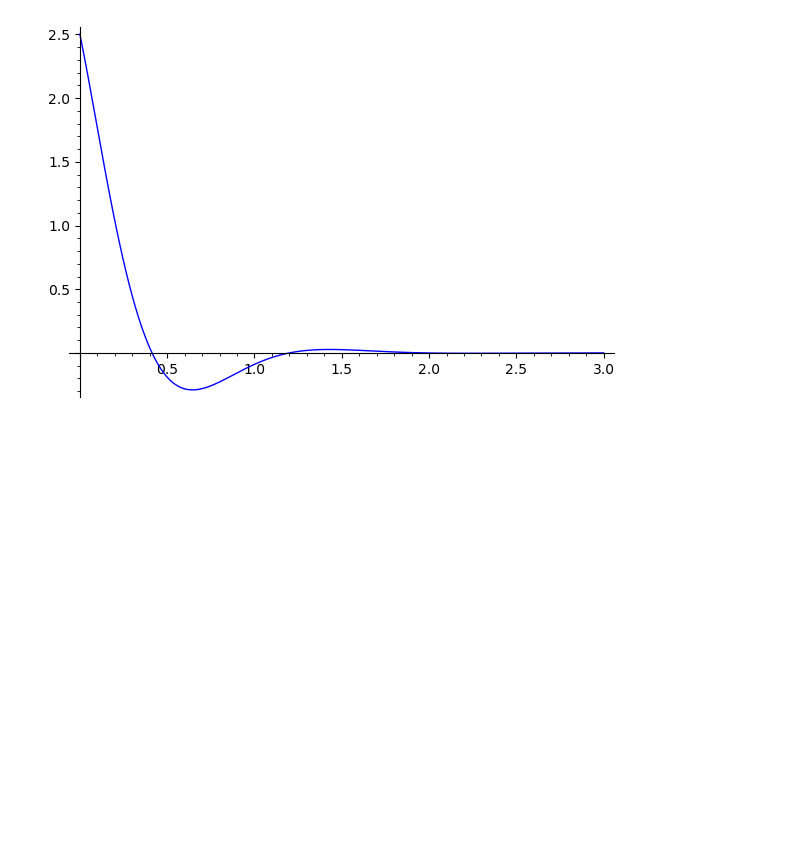
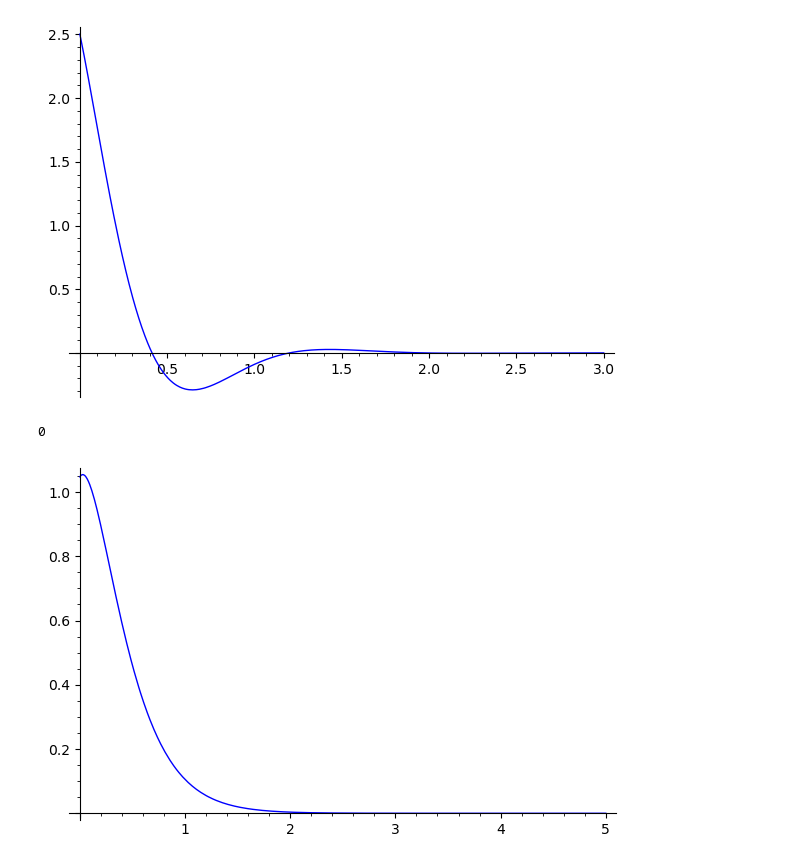
Before and after one commit to lboudi/Sabdbox, a Jupyter notebook: pendule_pohl.ipynb, the cells around one changed output. Saved outputs shown, nothing was run; the diff lists cells and outputs as text; code cells hidden in the pictures; blank space fills up the shorter version.

```diff
--- a/pendule_pohl.ipynb
+++ b/pendule_pohl.ipynb
@@ -144,3 +144,31 @@ Solution(t) = Solution_pseudo_periodique(0.00001,0.00005,pi/3,pi/6,- kappa,phi)
 plot(Solution,t,0,3)
 # %% [output]
 [figure]
+# %%
+f(t)
+# %% [output]
+0
+# %%
+a = var('a')
+b = var('b')
+c = var('c')
+t = var('t')
+u = var('u')
+delta = var('delta')
+alpha = var('alpha')
+beta = var('beta')
+y_0 = var('y_0')
+v_0 = var('v_0')
+
+omega_0 = var('omega_0')
+Lambda = var('Lambda')
+omega = var('omega')
+phi = var('phi')
+
+b = 2*Lambda
+c = omega_0**2
+
+delta = b**2 - 4*a*c
+alpha = (-b - sqrt(delta))/(2*a)
+beta = (-b + sqrt(delta))/(2*a)
+f(t) = 0
@@ -146,0 +179,4 @@ plot(Solution,t,0,3)
+# %%
+plot(Regime_critique,t,0,5)
+# %% [output]
+[figure, added]
```
Also changed, not shown: parts of 2 cells of this notebook.
